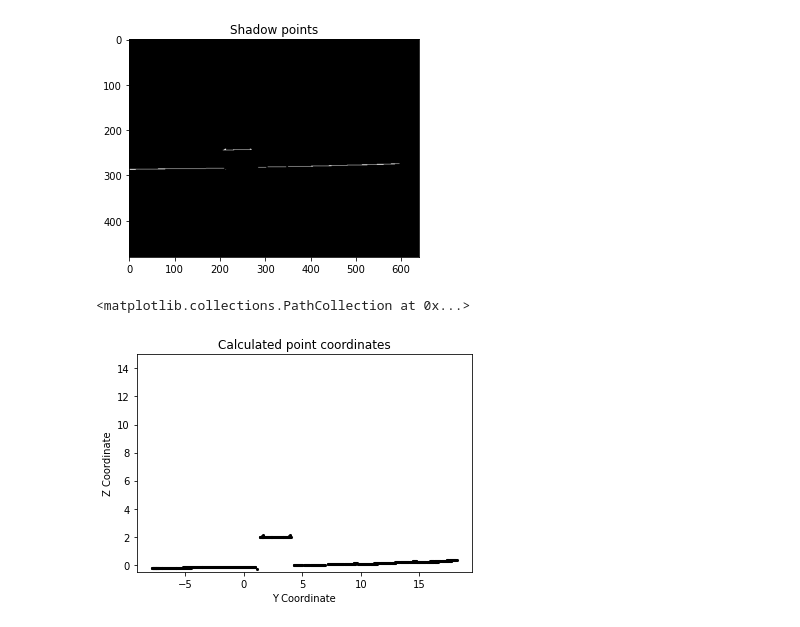
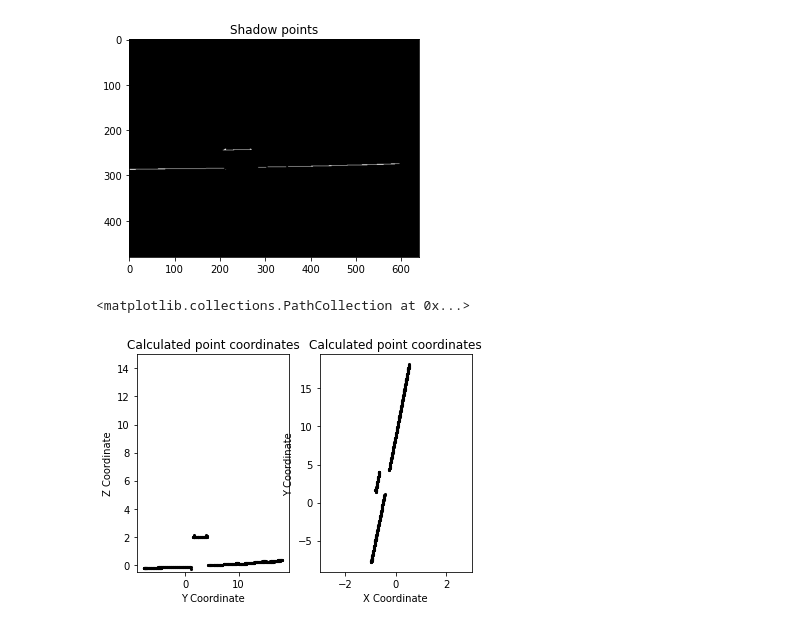
Before and after one commit to bernas670/3d-acquisition-feup-vcom, a Jupyter notebook: experiments_2.ipynb, the cells around one changed output. Cells and saved outputs as stored; diff of their text form; code cells hidden in the pictures.

```diff
--- a/experiments_2.ipynb
+++ b/experiments_2.ipynb
@@ -156,7 +150,7 @@ Reprojection error: 5.023792816689773
 # %%
 rotation_matrix = cv2.Rodrigues(rotation_vecs)[0]
 extrinsic_matrix = np.concatenate((rotation_matrix, translation_vecs), axis=1)
-perspective_projection_matrix = np.matmul(intrinsic_matrix, extrinsic_matrix)
+perspective_projection_matrix = intrinsic_matrix @ extrinsic_matrix
 perspective_projection_matrix
 # %% [output]
 array([[-2.74865362e+02,  1.07748960e+03, -4.35025881e+02,
@@ -213,9 +207,10 @@ for pixel in white_pixel_coords:
 # Object top points
 white_pixel_coords = cv2.findNonZero(processed_top)
 for pixel in white_pixel_coords:
-    point = get_xyz_coords(pixel[0,0],pixel[0,1], perspective_projection_matrix, [[0,0,1, PLANE_CALIBRATION_OBJECT_HEIGHT]]) # z = PLANE_CALIBRATION_OBJECT_HEIGHT
+    point = get_xyz_coords(pixel[0,0],pixel[0,1], perspective_projection_matrix, [[0,0,1, PLANE_CALIBRATION_OBJECT_HEIGHT_MM]]) # z = PLANE_CALIBRATION_OBJECT_HEIGHT
     top_points.append(point)
 
+# TODO: fix this ad hoc way of assuring the number of top points is the same as the number of bottom points
 bottom_points = bottom_points[len(bottom_points)//2 -len(top_points)//2 : len(bottom_points)//2 + len(top_points) // 2]
 shadow_plane_3d_points = bottom_points
 shadow_plane_3d_points.extend(top_points)
@@ -259,12 +256,18 @@ for pixel in white_pixel_coords:
     points_z.append(z)
     points_x.append(x)
 # %%
-figure, subplots = plt.subplots(1)
-subplots.set_title('Calculated point coordinates')
-subplots.set_xlabel('Y Coordinate')
-subplots.set_ylabel('Z Coordinate')
-subplots.set_ylim([-0.5,15])
-subplots.scatter(points_y, points_z, color='black', marker='.', linewidths=0.1)
+figure, subplots = plt.subplots(1, 2)
+subplots[0].set_title('Calculated point coordinates')
+subplots[0].set_xlabel('Y Coordinate')
+subplots[0].set_ylabel('Z Coordinate')
+subplots[0].set_ylim([-0.5,15])
+subplots[0].scatter(points_y, points_z, color='black', marker='.', linewidths=0.1)
+
+subplots[1].set_title('Calculated point coordinates')
+subplots[1].set_xlabel('X Coordinate')
+subplots[1].set_ylabel('Y Coordinate')
+subplots[1].set_xlim([-3,3])
+subplots[1].scatter(points_x, points_y, color='black', marker='.', linewidths=0.1)
 # %% [output]
 <matplotlib.collections.PathCollection at 0x...>
-[figure, old version]
+[figure, new version]
```
Also changed, not shown: parts of 6 cells of this notebook.
